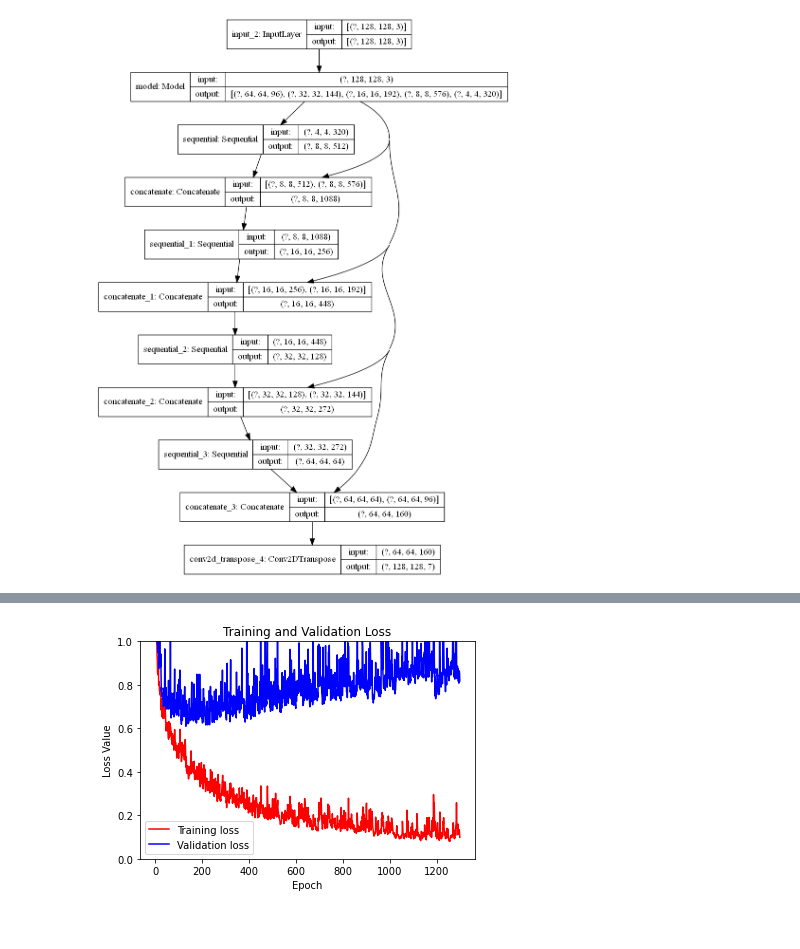
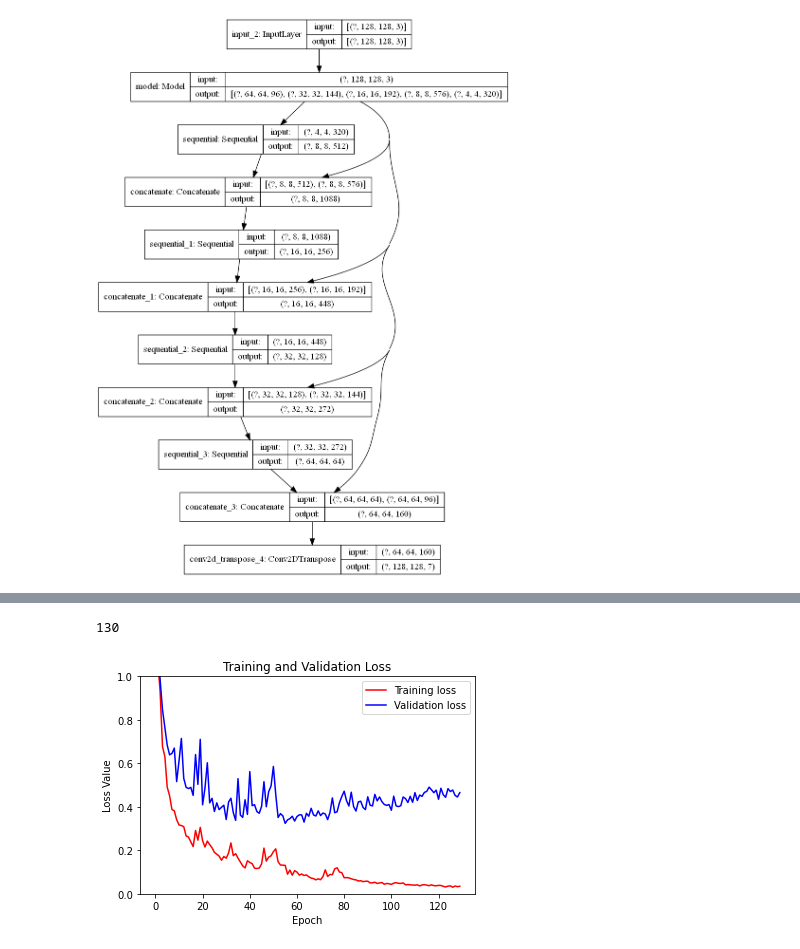
Before and after one commit to LittlematchLM/sea_ice_classification, a Jupyter notebook: train_test.ipynb, the cells around one changed output, grey strips where cells are left out. Drawn from its saved outputs; the diff is of its cells as text; code cells hidden in the pictures.

```diff
--- a/train_test.ipynb
+++ b/train_test.ipynb
@@ -366,7 +366,7 @@ train = tf.data.Dataset.zip((train_image_ds,train_mask_ds))
 test = tf.data.Dataset.zip((test_image_ds,test_mask_ds))
 # %%
 TRAIN_LENGTH = image_count
-BATCH_SIZE = 64
+BATCH_SIZE = 32
 BUFFER_SIZE = 1000
 STEPS_PER_EPOCH = TRAIN_LENGTH // BATCH_SIZE
 # %%
@@ -399,7 +399,7 @@ plt.colorbar()
 # plt.legend()
 plt.axis('off')
 # %%
-for image, mask in train.take(2):
+for image, mask in train.take(1):
     sample_image, sample_mask = image, mask
 display([sample_image, sample_mask])
 # %% [output]
@@ -491,7 +491,7 @@ class DisplayCallback(tf.keras.callbacks.Callback):
     show_predictions()
     print ('\nSample Prediction after epoch {}\n'.format(epoch+1))
 # %%
-EPOCHS = 1300
+EPOCHS = 130
 VAL_SUBSPLITS = 5
 VALIDATION_STEPS = TRAIN_LENGTH//BATCH_SIZE//VAL_SUBSPLITS
 # %%
@@ -508,20 +508,24 @@ Sample Prediction after epoch 1300
+# %%
+len(model_history.history['val_loss'])
+# %% [output]
+130
 # %%
 loss = model_history.history['loss']
 val_loss = model_history.history['val_loss']
 
-# epochs = range(EPOCHS)
-epochs = range(1300)
+epochs = range(EPOCHS)
+# epochs = range(1300)
 plt.figure()
 plt.plot(epochs, loss, 'r', label='Training loss')
 plt.plot(epochs, val_loss, 'b', label='Validation loss')
 plt.title('Training and Validation Loss')
 plt.xlabel('Epoch')
 plt.ylabel('Loss Value')
 plt.ylim([0, 1])
 plt.legend()
 plt.show()
 # %% [output]
-[figure, old version]
+[figure, new version]
 # %%
 accuracy = model_history.history['accuracy']
 val_accuracy = model_history.history['val_accuracy']
```
Also changed, not shown: parts of 9 cells of this notebook, 4 other files.
